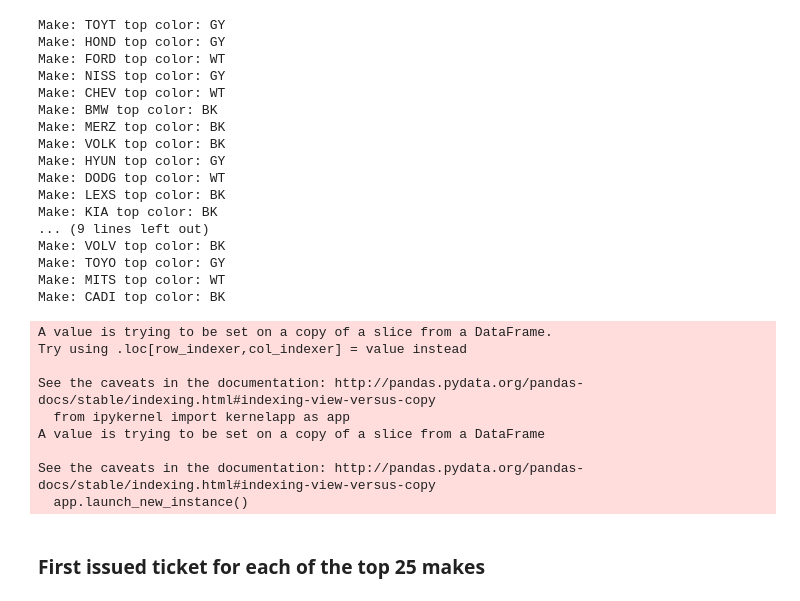
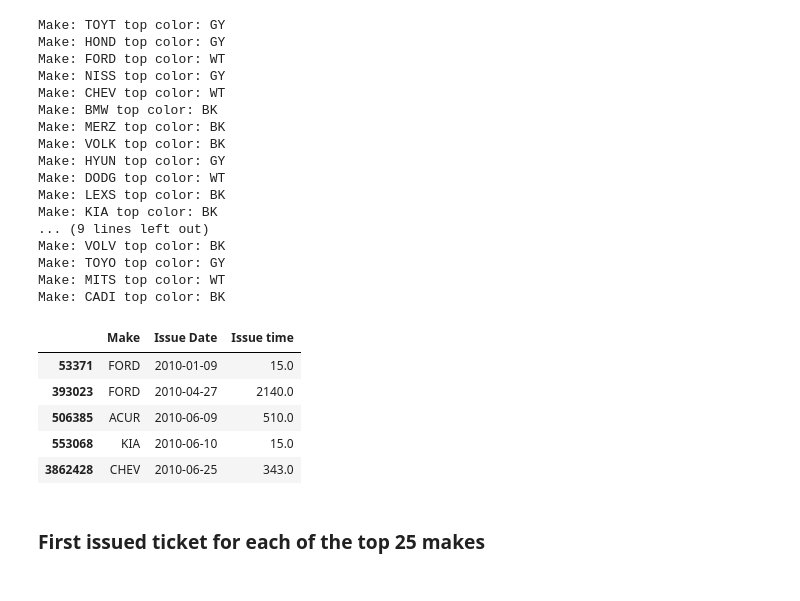
Before and after one commit to raoulkumar/GraingerAssesment, a Jupyter notebook: data_exploration.ipynb, the cells around one changed output. Cells and saved outputs as stored; diff of their text form; code cells hidden in the pictures.

```diff
--- a/data_exploration.ipynb
+++ b/data_exploration.ipynb
@@ -34,7 +34,7 @@ df.describe()
 # %% [markdown]
 <h3> Select portion of data with known vehicle makes </h3>
 # %%
-make_df = df[pd.notnull(df['Make'])].reset_index(drop=True)
+make_df = df[pd.notnull(df['Make'])].copy().reset_index(drop=True)
 # %%
 make_df.head()
 # %% [output]
@@ -280,19 +275,19 @@ Make: TOYO top color: GY
 Make: MITS top color: WT
 Make: CADI top color: BK
 # %%
-time_df = make_df[['Make', 'Issue Date', 'Issue time']]
+time_df = make_df.copy()
+time_df.head()
+time_df = make_df[['Make', 'Issue Date', 'Issue time']].copy()
 time_df['Issue Date'] = pd.to_datetime(time_df['Issue Date'])
-time_df = time_df.sort_values(by=['Issue Date', 'Issue time'], inplace = True)
+time_df.sort_values(by=['Issue Date', 'Issue time'], inplace = True)
+time_df.head()
 # %% [output]
-A value is trying to be set on a copy of a slice from a DataFrame.
-Try using .loc[row_indexer,col_indexer] = value instead
-
-See the caveats in the documentation: http://pandas.pydata.org/pandas-docs/stable/indexing.html#indexing-view-versus-copy
-  from ipykernel import kernelapp as app
-A value is trying to be set on a copy of a slice from a DataFrame
-
-See the caveats in the documentation: http://pandas.pydata.org/pandas-docs/stable/indexing.html#indexing-view-versus-copy
-  app.launch_new_instance()
+|  | Make | Issue Date | Issue time |
+| 53371 | FORD | 2010-01-09 | 15.0 |
+| 393023 | FORD | 2010-04-27 | 2140.0 |
+| 506385 | ACUR | 2010-06-09 | 510.0 |
+| 553068 | KIA | 2010-06-10 | 15.0 |
+| 3862428 | CHEV | 2010-06-25 | 343.0 |
 # %% [markdown]
 <h3>First issued ticket for each of the top 25 makes</h3>
 # %%
```
Also changed, not shown: parts of 9 cells of this notebook.
